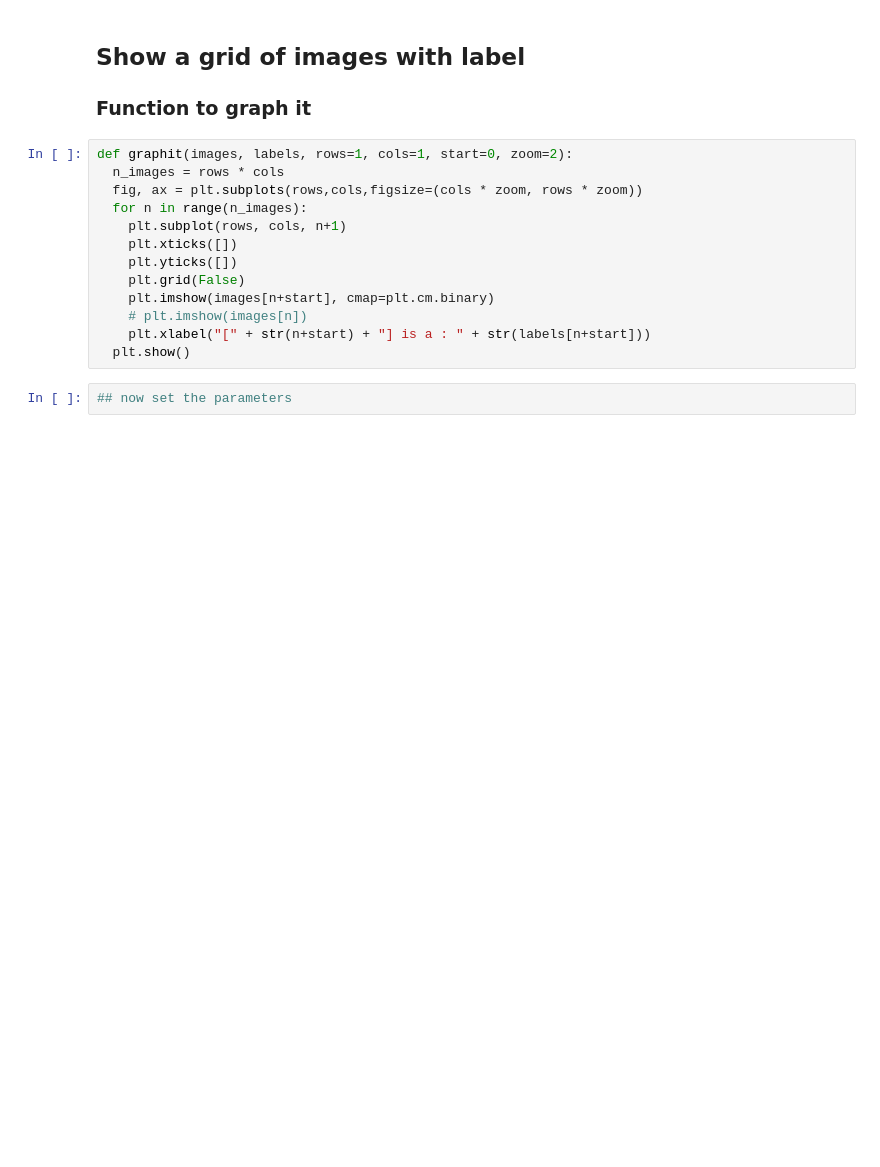
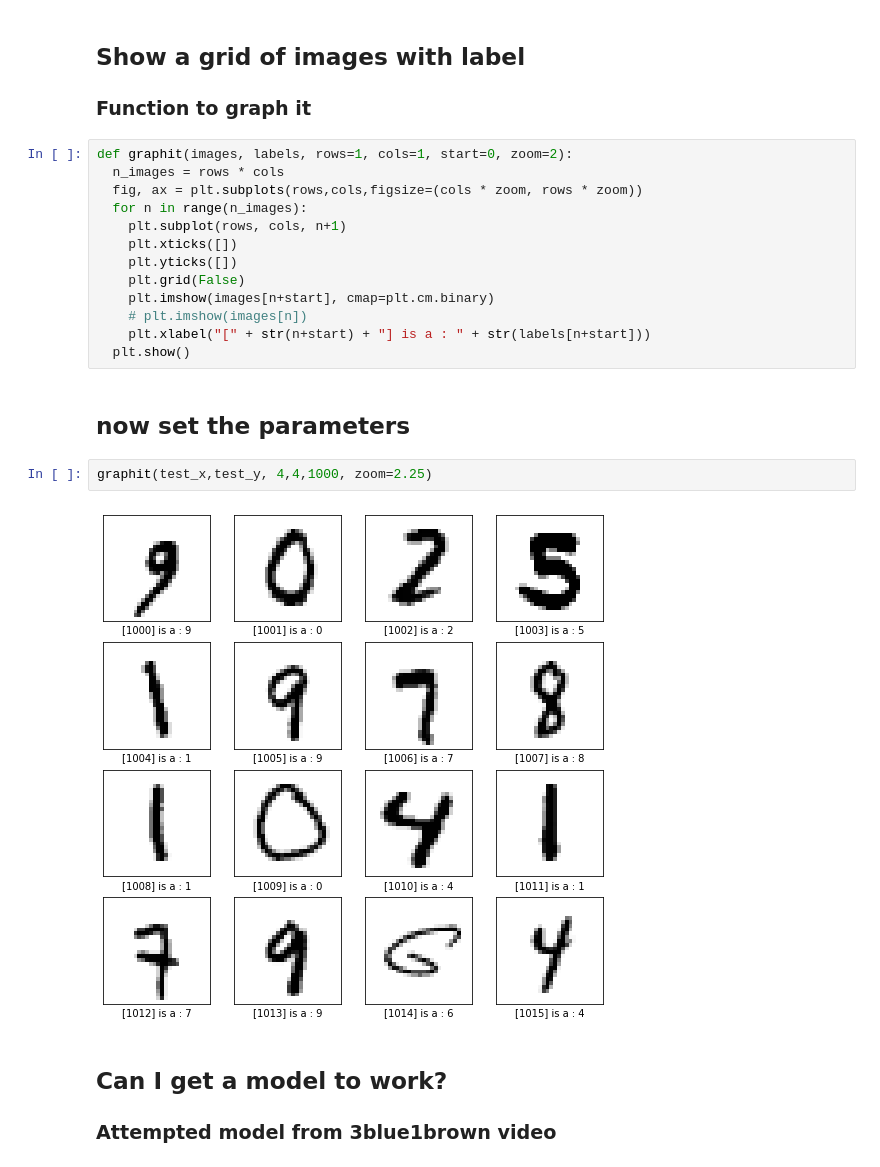
Before and after one commit to minh-hahaha/ML_AI, a Jupyter notebook: HandWriting_models.ipynb, the cells around one changed output. Drawn from its saved outputs; the diff is of its cells as text; blank space fills up the shorter version.

```diff
--- a/HandWriting_models.ipynb
+++ b/HandWriting_models.ipynb
@@ -124,5 +124,12 @@ def graphit(images, labels, rows=1, cols=1, start=0, zoom=2):
     # plt.imshow(images[n])
     plt.xlabel("[" + str(n+start) + "] is a : " + str(labels[n+start]))
   plt.show()
-# %%
-## now set the parameters
+# %% [markdown]
+## now set the parameters
+# %%
+graphit(test_x,test_y, 4,4,1000, zoom=2.25)
+# %% [output]
+[figure, added]
+# %% [markdown]
+## Can I get a model to work?
+### Attempted model from 3blue1brown video
```
Also changed, not shown: parts of 24 cells of this notebook.
